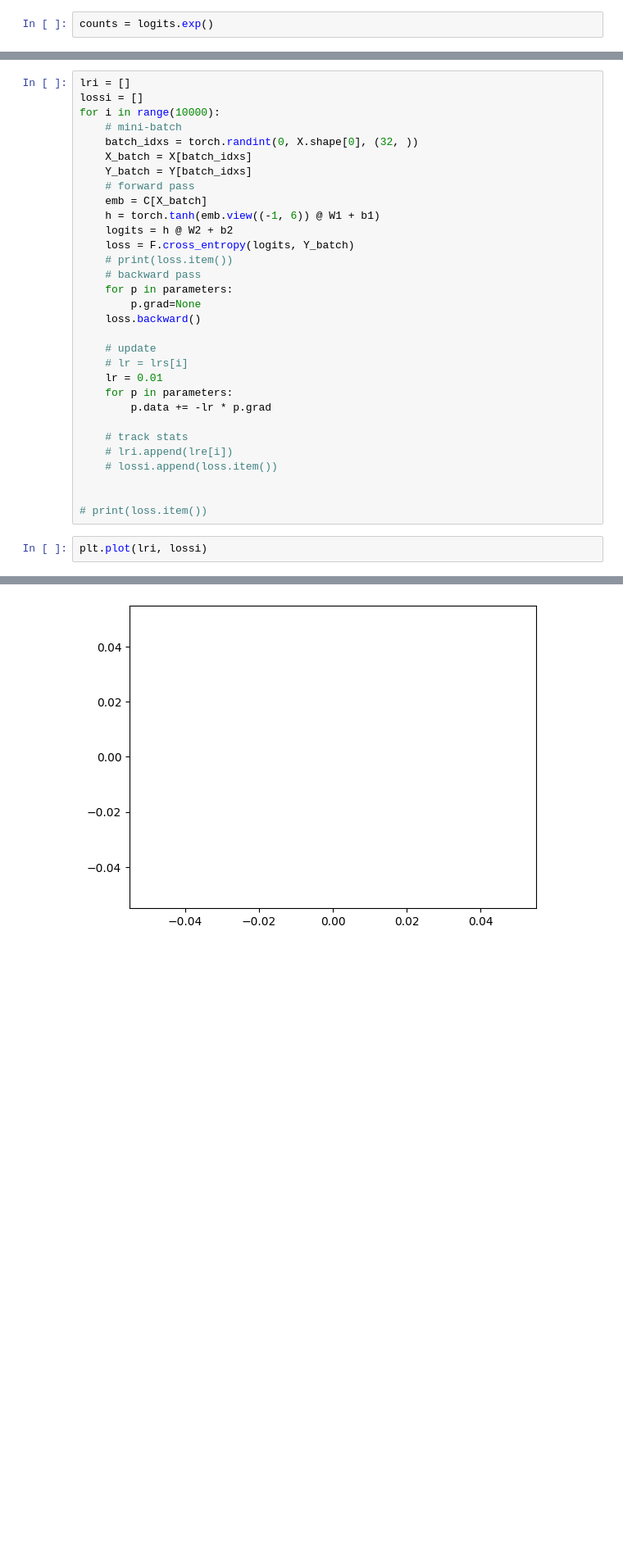
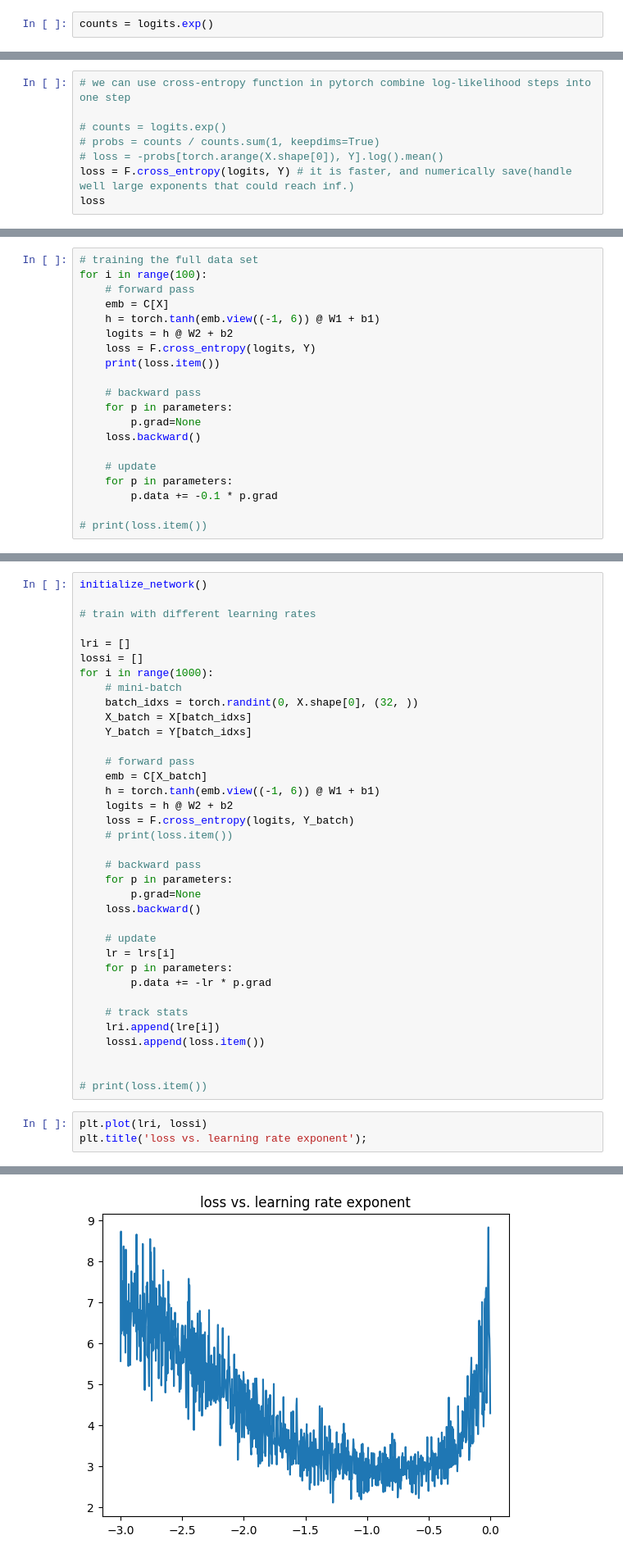
Before and after one commit to bebocoding/make-more, a Jupyter notebook: MLP.ipynb, the cells around one changed output, grey strips where cells are left out. Shown at 82% size. Saved outputs shown, nothing was run; the diff lists cells and outputs as text; blank space fills up the shorter version.

```diff
--- a/MLP.ipynb
+++ b/MLP.ipynb
@@ -114,0 +107,8 @@ X.shape, Y.shape
+# %%
+# we can use cross-entropy function in pytorch combine log-likelihood steps into one step
+
+# counts = logits.exp()
+# probs = counts / counts.sum(1, keepdims=True)
+# loss = -probs[torch.arange(X.shape[0]), Y].log().mean()
+loss = F.cross_entropy(logits, Y) # it is faster, and numerically save(handle well large exponents that could reach inf.)
+loss
@@ -130,0 +152,20 @@ for p in parameters:
+# %%
+# training the full data set
+for i in range(100):
+    # forward pass
+    emb = C[X]
+    h = torch.tanh(emb.view((-1, 6)) @ W1 + b1)
+    logits = h @ W2 + b2
+    loss = F.cross_entropy(logits, Y)
+    print(loss.item())
+
+    # backward pass
+    for p in parameters:
+        p.grad=None
+    loss.backward()
+
+    # update
+    for p in parameters:
+        p.data += -0.1 * p.grad
+
+# print(loss.item())
@@ -151,36 +266,42 @@ tensor([0.0010, 0.0010, 0.0010, 0.0010, 0.0010, 0.0010, 0.0010, 0.0010, 0.0011,
         0.9397, 0.9462, 0.9528, 0.9594, 0.9660, 0.9727, 0.9795, 0.9863, 0.9931,
         1.0000])
 # %%
+initialize_network()
+
+# train with different learning rates
+
 lri = []
 lossi = []
-for i in range(10000):
+for i in range(1000):
     # mini-batch
     batch_idxs = torch.randint(0, X.shape[0], (32, ))
     X_batch = X[batch_idxs]
     Y_batch = Y[batch_idxs]
+
     # forward pass
     emb = C[X_batch]
     h = torch.tanh(emb.view((-1, 6)) @ W1 + b1)
     logits = h @ W2 + b2
     loss = F.cross_entropy(logits, Y_batch)
     # print(loss.item())
+
     # backward pass
     for p in parameters:
         p.grad=None
     loss.backward()
 
     # update
-    # lr = lrs[i]
-    lr = 0.01
+    lr = lrs[i]
     for p in parameters:
         p.data += -lr * p.grad
 
     # track stats
-    # lri.append(lre[i])
-    # lossi.append(loss.item())
+    lri.append(lre[i])
+    lossi.append(loss.item())
 
 
 # print(loss.item())
 # %%
 plt.plot(lri, lossi)
+plt.title('loss vs. learning rate exponent');
 # %% [output]
@@ -188 +308 @@ plt.plot(lri, lossi)
-[figure, old version]
+[figure, new version]
```
Also changed, not shown: parts of 33 cells of this notebook, 1 other file.
